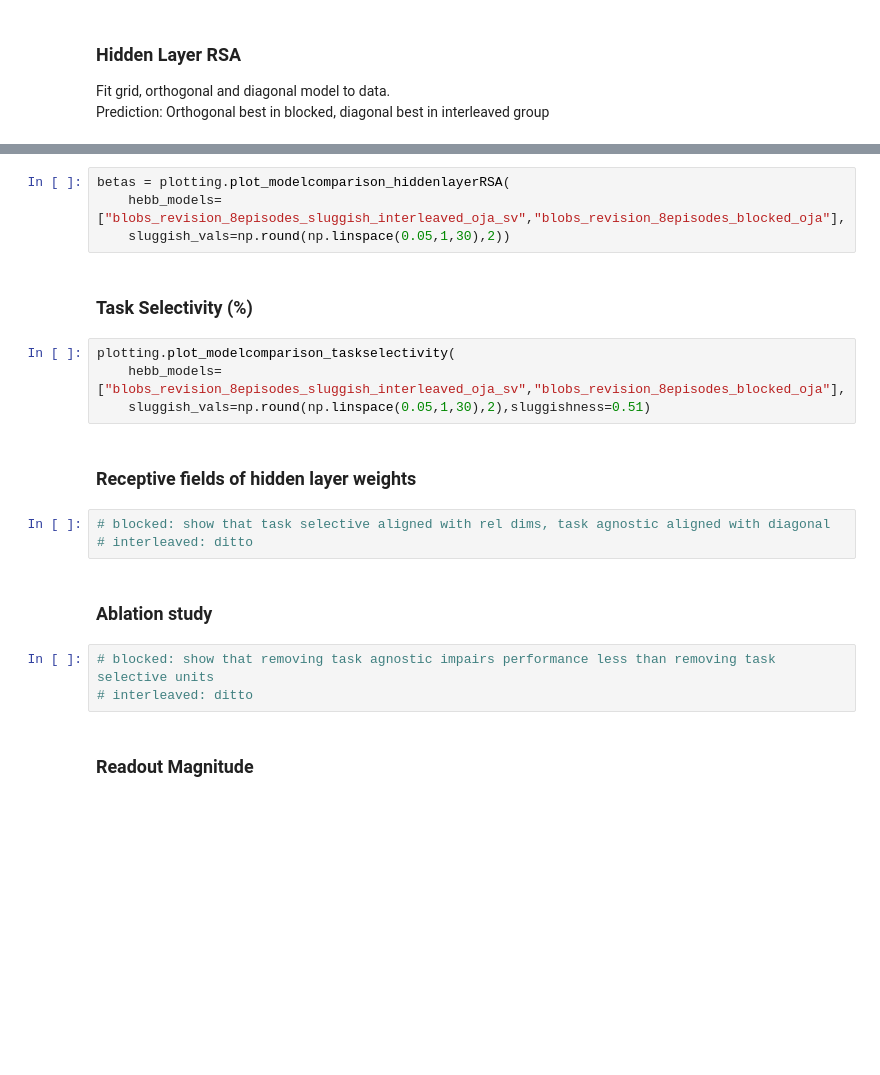
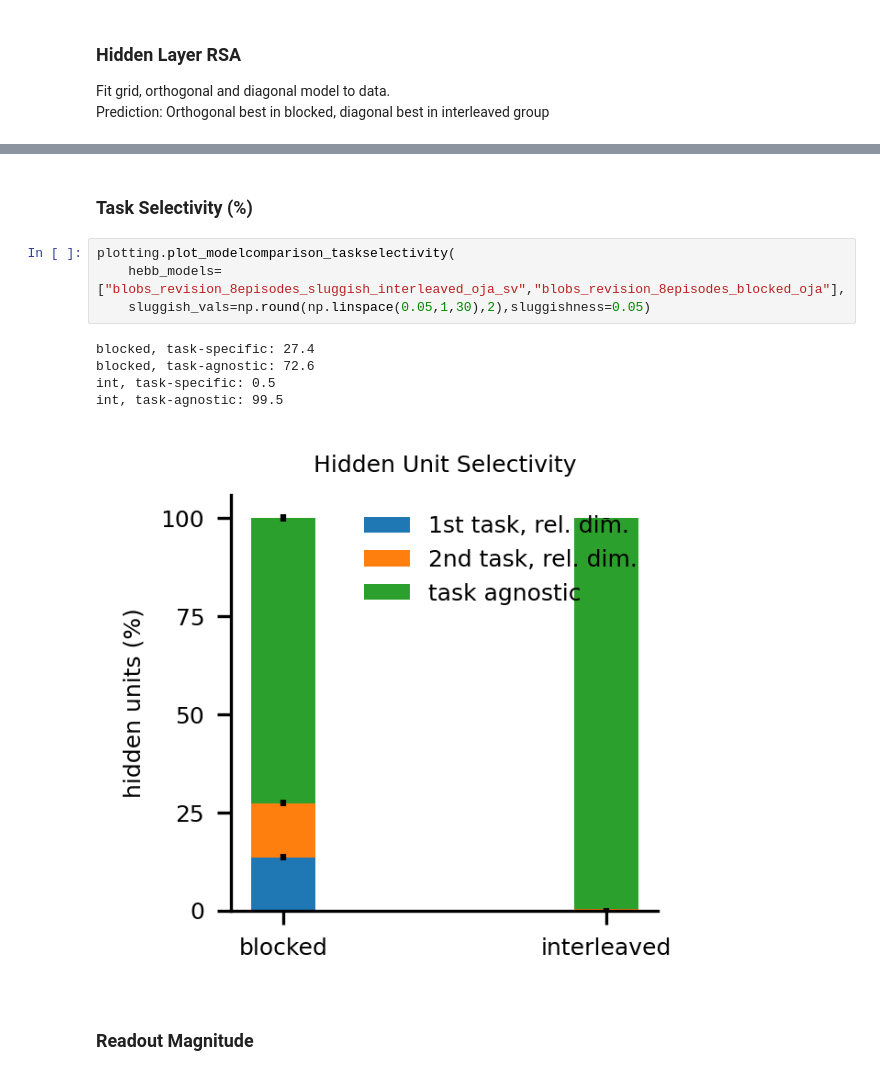
Before and after one commit to summerfieldlab/Flesch_Nagy_etal_HebbCL, a Jupyter notebook: notebooks/revision_figures.ipynb, the cells around one changed output, grey strips where cells are left out. Saved outputs shown, nothing was run; the diff lists cells and outputs as text; blank space fills up the shorter version.

```diff
--- a/notebooks/revision_figures.ipynb
+++ b/notebooks/revision_figures.ipynb
@@ -168,23 +187,15 @@ np.round(np.linspace(0.05,1,30),2)
-# %%
-betas = plotting.plot_modelcomparison_hiddenlayerRSA(
-    hebb_models=["blobs_revision_8episodes_sluggish_interleaved_oja_sv","blobs_revision_8episodes_blocked_oja"],
-    sluggish_vals=np.round(np.linspace(0.05,1,30),2))
 # %% [markdown]
 ### Task Selectivity (%)
 # %%
 plotting.plot_modelcomparison_taskselectivity(
     hebb_models=["blobs_revision_8episodes_sluggish_interleaved_oja_sv","blobs_revision_8episodes_blocked_oja"],
-    sluggish_vals=np.round(np.linspace(0.05,1,30),2),sluggishness=0.51)
+    sluggish_vals=np.round(np.linspace(0.05,1,30),2),sluggishness=0.05)
+# %% [output]
+blocked, task-specific: 27.4
+blocked, task-agnostic: 72.6
+int, task-specific: 0.5
+int, task-agnostic: 99.5
+[figure, added]
-# %% [markdown]
-### Receptive fields of hidden layer weights
-# %%
-# blocked: show that task selective aligned with rel dims, task agnostic aligned with diagonal
-# interleaved: ditto
-# %% [markdown]
-### Ablation study
-# %%
-# blocked: show that removing task agnostic impairs performance less than removing task selective units
-# interleaved: ditto
 # %% [markdown]
 ### Readout Magnitude
 # %%
```
Also changed, not shown: parts of 41 cells of this notebook, 3 other files.
